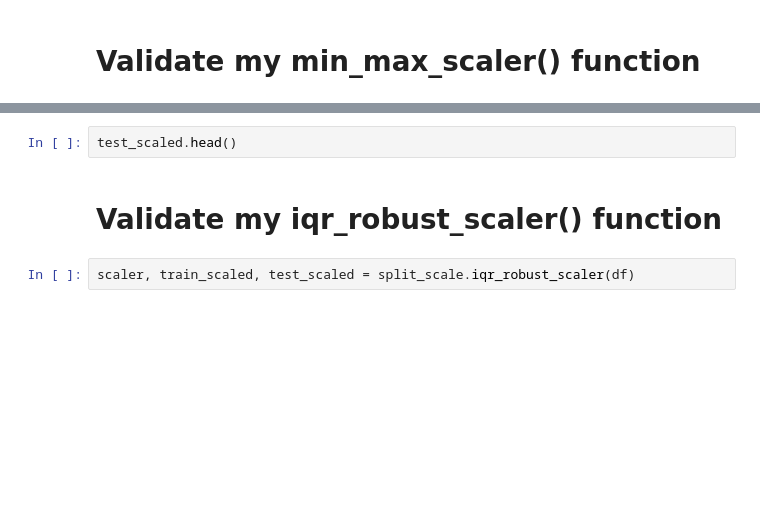
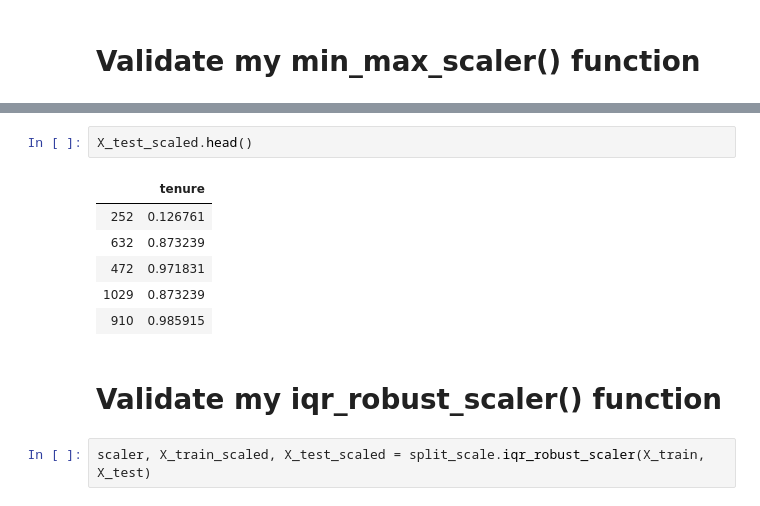
Before and after one commit to faithkane3/zillow_project, a Jupyter notebook: validate_split_scale.ipynb, the cells around one changed output, grey strips where cells are left out. Saved outputs shown, nothing was run; the diff lists cells and outputs as text; blank space fills up the shorter version.

```diff
--- a/validate_split_scale.ipynb
+++ b/validate_split_scale.ipynb
@@ -215,8 +224,15 @@ train_scaled.head()
 # %%
-test_scaled.head()
+X_test_scaled.head()
+# %% [output]
+|  | tenure |
+| 252 | 0.126761 |
+| 632 | 0.873239 |
+| 472 | 0.971831 |
+| 1029 | 0.873239 |
+| 910 | 0.985915 |
 # %% [markdown]
 # Validate my iqr_robust_scaler() function
 # %%
-scaler, train_scaled, test_scaled = split_scale.iqr_robust_scaler(df)
+scaler, X_train_scaled, X_test_scaled = split_scale.iqr_robust_scaler(X_train, X_test)
 # %%
 scaler
```
Also changed, not shown: parts of 7 cells of this notebook, 2 other files.
